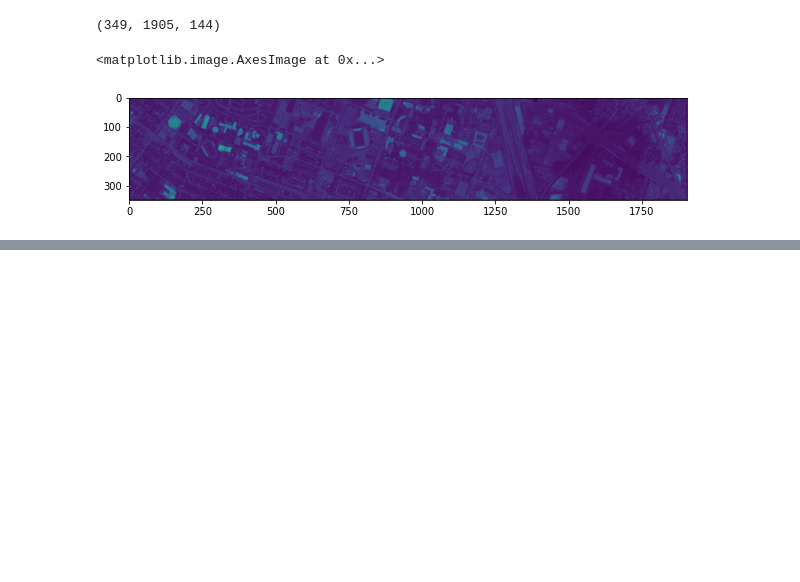
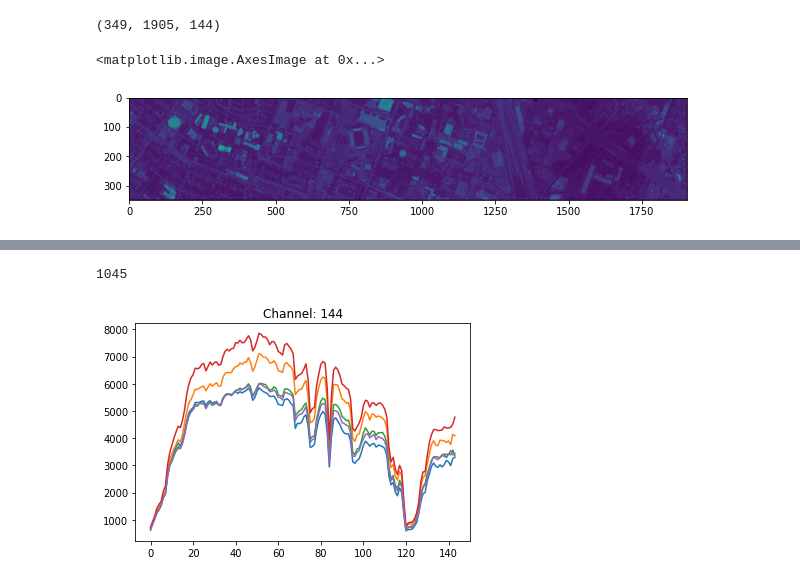
Before and after one commit to CarlosTheran/Python-code-based, a Jupyter notebook: project/hyperspectral_classification.ipynb, the cells around one changed output, grey strips where cells are left out. Cells and saved outputs as stored; diff of their text form; code cells hidden in the pictures; blank space fills up the shorter version.

Commit message:
hyper-classification

```diff
--- a/project/hyperspectral_classification.ipynb
+++ b/project/hyperspectral_classification.ipynb
@@ -37,0 +85,23 @@ for ax, image, channel in zip(fig, hs_cube[:,:,(5,50,90,100)], [5,50,90,100]):
+# %%
+print(test_number_sample_perclass[0])
+# %% [output]
+1045
+# %%
+# load pixels for training and testing
+
+with open('/Users/carlos-theran/Documents/famu-spring22/Mat4906-ML/Hyperspectral-ML project/data_houston/train_classes_pixels.pkl','rb') as pickle_file:
+     train_classes_pixels = pickle.load(pickle_file)
+
+with open('/Users/carlos-theran/Documents/famu-spring22/Mat4906-ML/Hyperspectral-ML project/data_houston/test_classes_pixels.pkl','rb') as pickle_file:
+     test_classes_pixels = pickle.load(pickle_file)
+# %%
+# plotting spectral signature of training and testing pixels
+pixels = (1,2,3,4,5)
+class_pixels = 0
+bands = 144
+fig,ax = plt.subplots() #create figure and axes
+for pixels_index in range(0,len(pixels)):
+    ax.plot(range(0,bands), hs[:,test_classes_pixels[10][pixels[pixels_index]]])
+    ax.set_title("Channel: %i" % bands)
+# %% [output]
+[figure, added]
```
Also changed, not shown: parts of 9 cells of this notebook.
